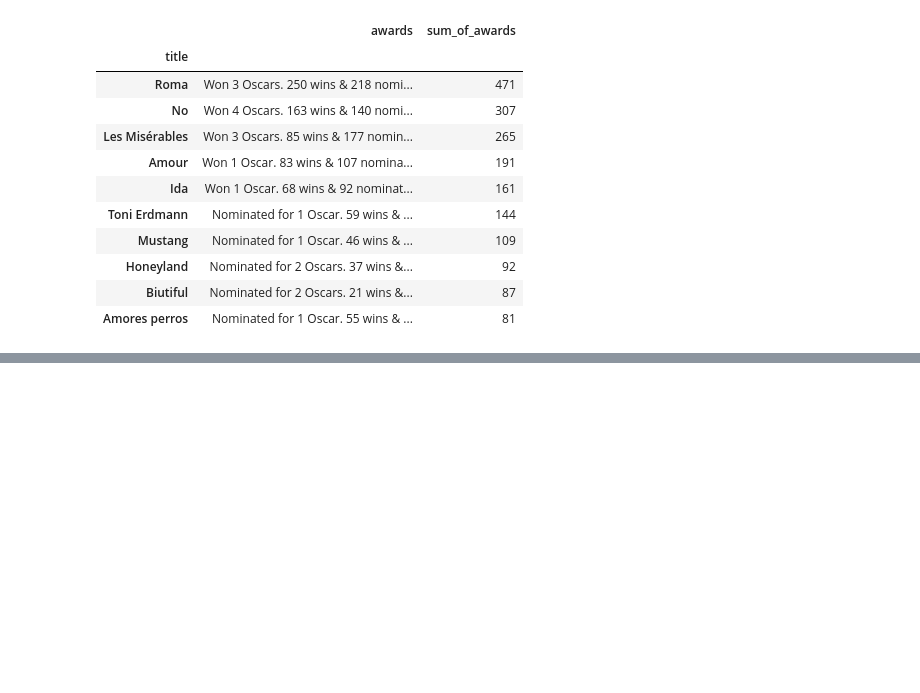
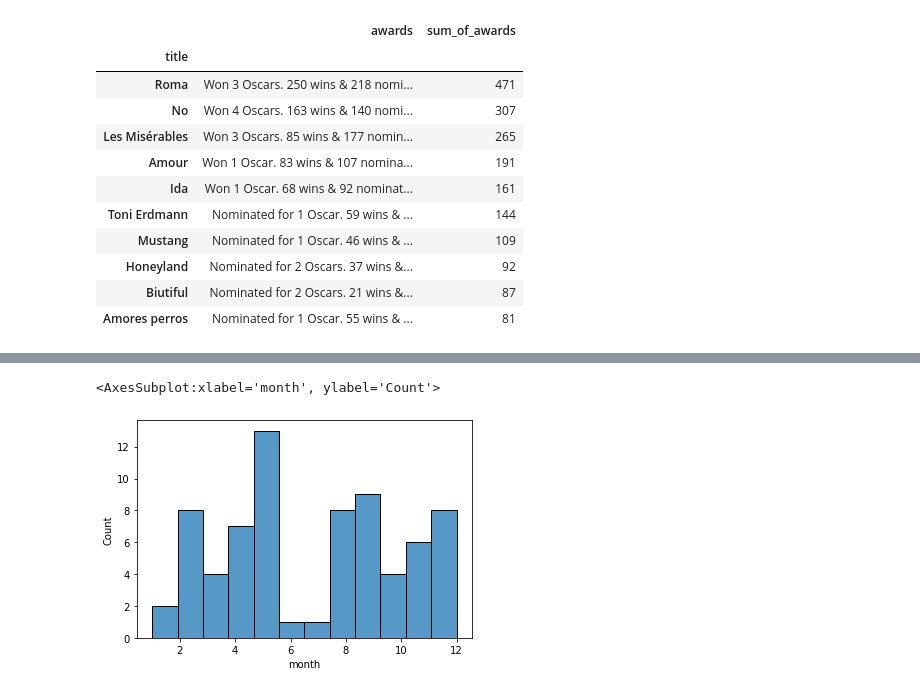
Before and after one commit to madjo92/ds_academyi_proj, a Jupyter notebook: Exploratory Data Analysis.ipynb, the cells around one changed output, grey strips where cells are left out. Saved outputs shown, nothing was run; the diff lists cells and outputs as text; code cells hidden in the pictures; blank space fills up the shorter version.

```diff
--- a/Exploratory Data Analysis.ipynb
+++ b/Exploratory Data Analysis.ipynb
@@ -427,0 +543,5 @@ awards.nlargest(10,'sum_of_awards')
+# %%
+sns.histplot(data=winners,x='month',bins=12)
+# %% [output]
+<AxesSubplot:xlabel='month', ylabel='Count'>
+[figure, added]
```
Also changed, not shown: parts of 25 cells of this notebook.
